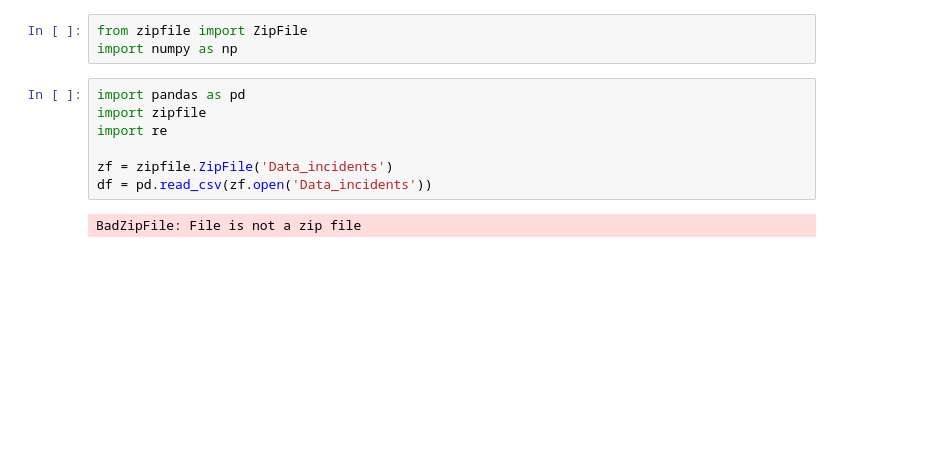
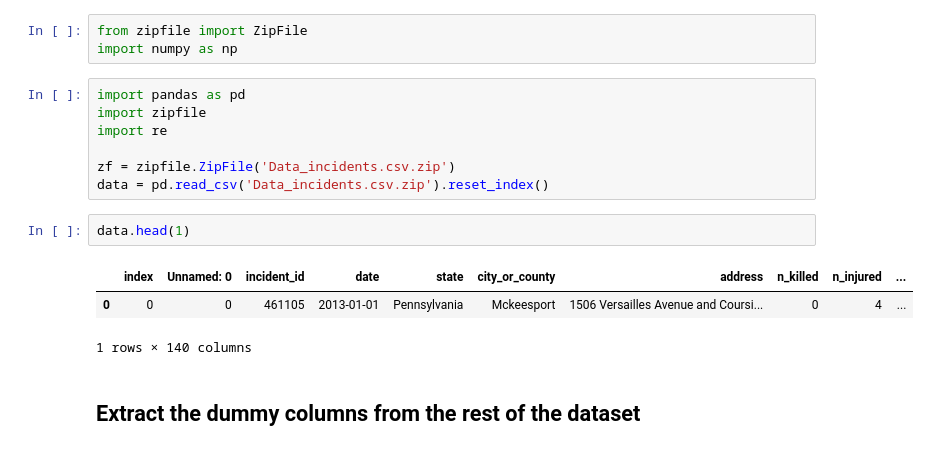
Before and after one commit to annabeck/Gun_Violence_E19, a Jupyter notebook: NetWork Model.ipynb, the cells around one changed output. Cells and saved outputs as stored; diff of their text form; blank space fills up the shorter version.

```diff
--- a/NetWork Model.ipynb
+++ b/NetWork Model.ipynb
@@ -6,7 +6,13 @@ import pandas as pd
 import zipfile
 import re
 
-zf = zipfile.ZipFile('Data_incidents')
-df = pd.read_csv(zf.open('Data_incidents'))
+zf = zipfile.ZipFile('Data_incidents.csv.zip')
+data = pd.read_csv('Data_incidents.csv.zip').reset_index()
-# %% [output]
-BadZipFile: File is not a zip file
+# %%
+data.head(1)
+# %% [output]
+|  | index | Unnamed: 0 | incident_id | date | state | city_or_county | address | n_killed | n_injured | ... |
+| 0 | 0 | 0 | 461105 | 2013-01-01 | Pennsylvania | Mckeesport | 1506 Versailles Avenue and Coursi... | 0 | 4 | ... |
+1 rows × 140 columns
+# %% [markdown]
+## Extract the dummy columns from the rest of the dataset
```
Also changed, not shown: parts of 19 cells of this notebook, 1 other file.
